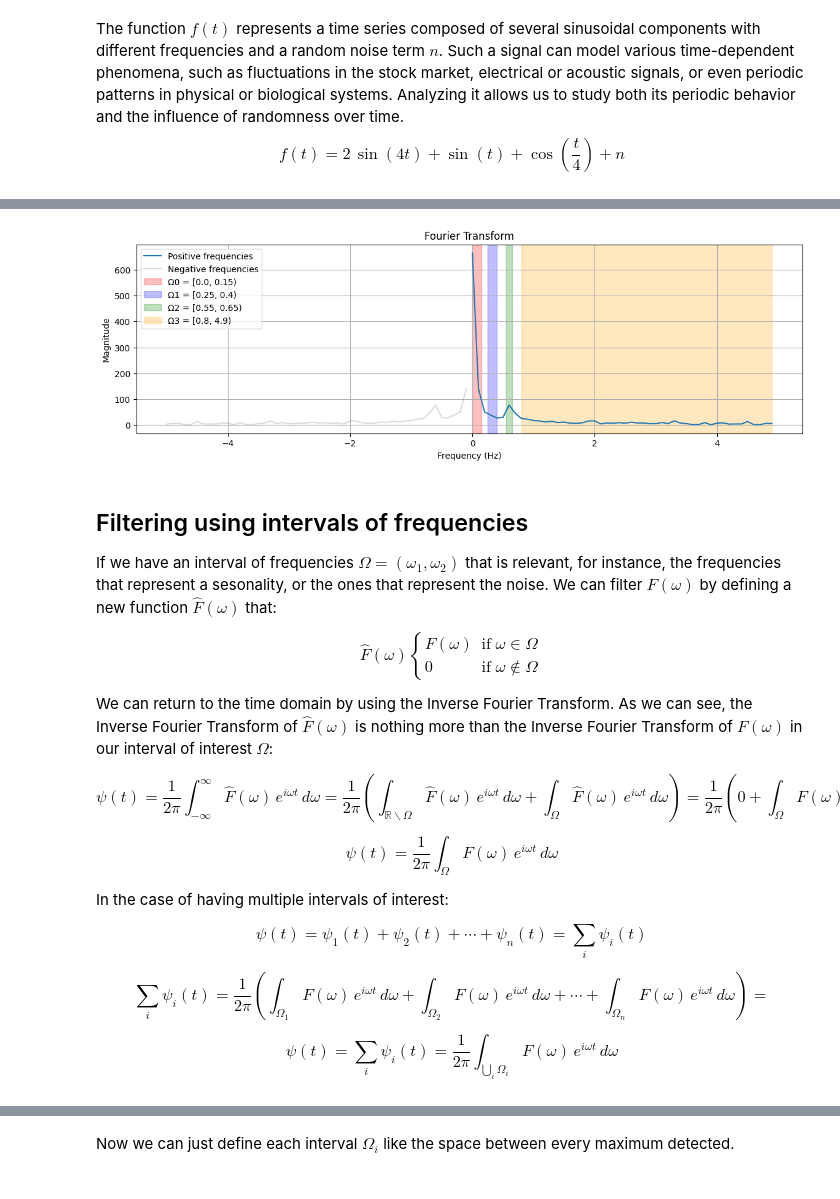
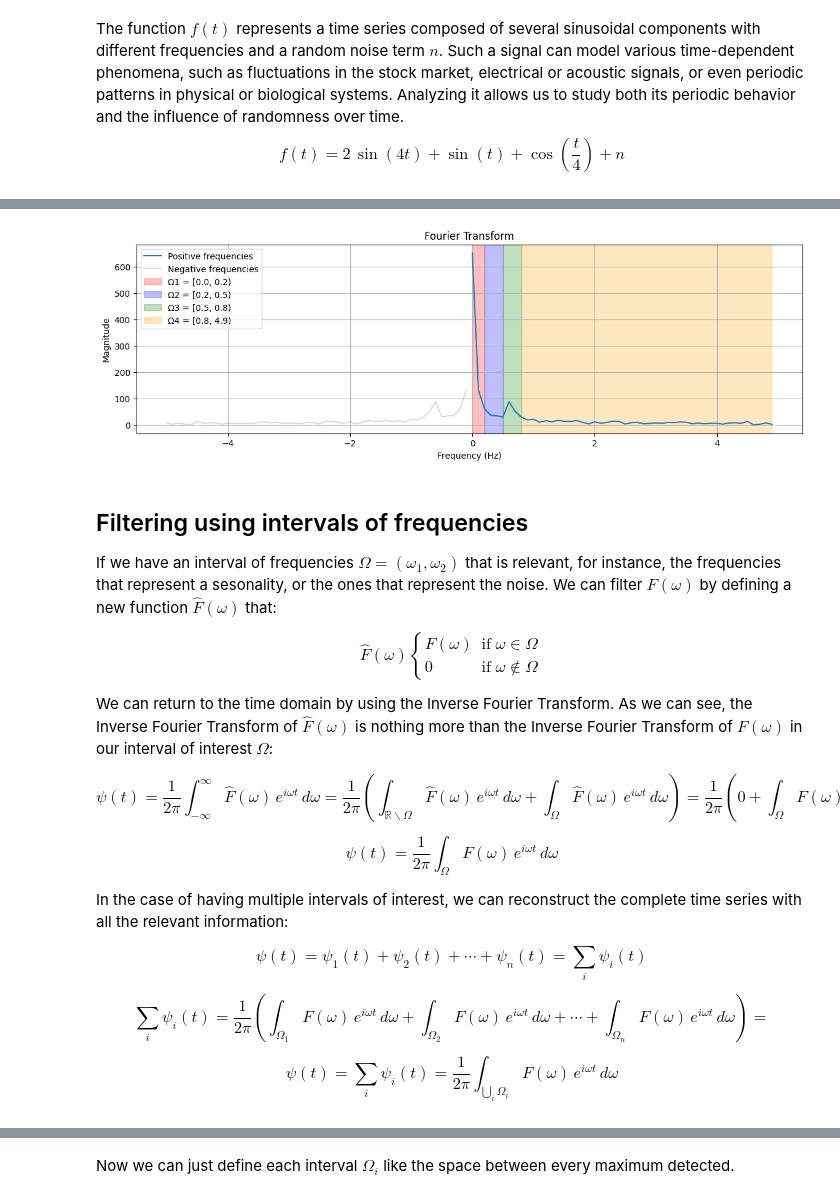
Before and after one commit to MorcilloSanz/fourier-analysis, a Jupyter notebook: fourier_analysis.ipynb, the cells around one changed output, grey strips where cells are left out. Saved outputs shown, nothing was run; the diff lists cells and outputs as text; code cells hidden in the pictures.

```diff
--- a/fourier_analysis.ipynb
+++ b/fourier_analysis.ipynb
@@ -63,7 +62,7 @@ We can see that there are some interesting peaks in the magnitude $|F(\omega)|$.
 # %%
-Omega_1 = (0.00, 0.15)
-Omega_2 = (0.25, 0.40)
-Omega_3 = (0.55, 0.65)
+Omega_1 = (0.00, 0.20)
+Omega_2 = (0.20, 0.50)
+Omega_3 = (0.50, 0.80)
 Omega_4 = (0.80, max(frequencies))
 
 intervals = [Omega_1, Omega_2, Omega_3, Omega_4]
@@ -71,23 +70,23 @@ colors = ['red', 'blue', 'green', 'orange', 'purple', 'cyan', 'magenta']
 # %%
 def plot_intervals() -> None:
   plt.figure(figsize=(14,4))
   plt.plot(frequencies[frequencies >= 0], magnitude[frequencies >= 0], label='Positive frequencies')
   plt.plot(frequencies[frequencies < 0], magnitude[frequencies < 0], color='gray', alpha=0.3, label='Negative frequencies')
 
   for i, interval in enumerate(intervals):
     color = colors[i % len(colors)]
-    plt.axvspan(interval[0], interval[1], alpha=0.25, color=color, label=f'Ω{i} = [{interval[0]}, {interval[1]})')
+    plt.axvspan(interval[0], interval[1], alpha=0.25, color=color, label=f'Ω{i + 1} = [{interval[0]}, {interval[1]})')
 
   plt.title("Fourier Transform")
   plt.xlabel("Frequency (Hz)")
   plt.ylabel("Magnitude")
   plt.grid(True)
   plt.legend()
   plt.show()
 
 plot_intervals()
 # %% [output]
-[figure, old version]
+[figure, new version]
 # %% [markdown]
 ## Filtering using intervals of frequencies
 
@@ -107,7 +106,7 @@ $$\psi(t) = \frac{1}{2\pi} \int_{-\infty}^{\infty} \hat{F}(\omega) \, e^{i \omeg
 
 $$\psi(t) = \frac{1}{2\pi} \int_{\Omega} F(\omega) \, e^{i \omega t} \, d\omega$$
 
-In the case of having multiple intervals of interest:
+In the case of having multiple intervals of interest, we can reconstruct the complete time series with all the relevant information:
 
 $$\psi(t) = \psi_1(t) + \psi_2(t) + \cdots + \psi_n(t) = \sum_i \psi_i(t)$$
 
```
Also changed, not shown: parts of 17 cells of this notebook, 4 other files.
